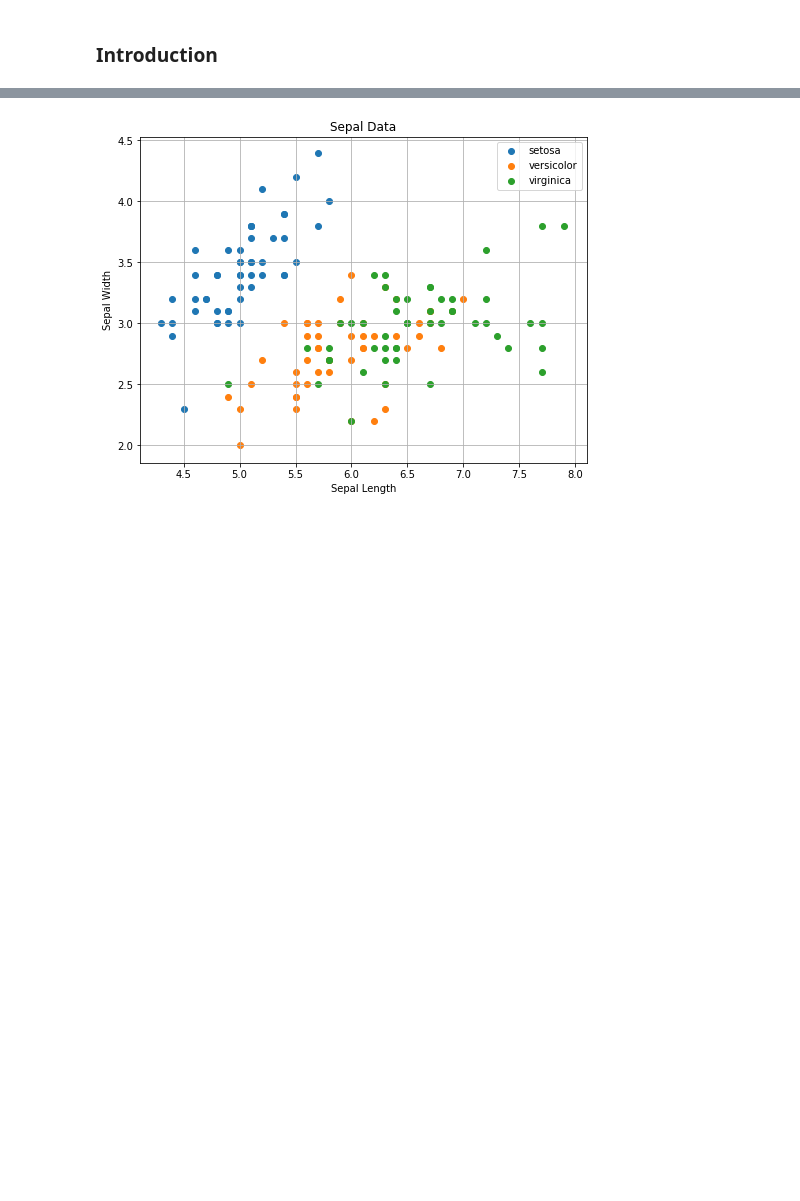
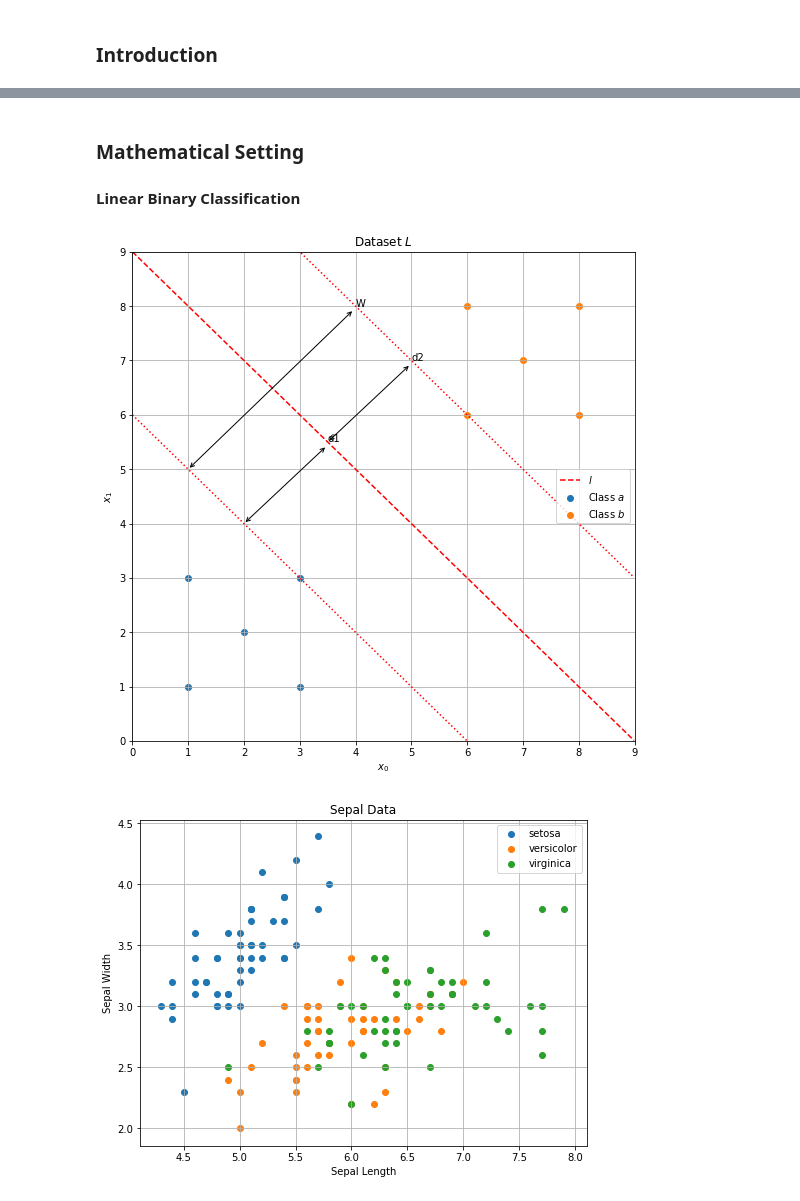
Before and after one commit to johnduffymsc/msc_comp0120project, a Jupyter notebook: COMP0120_Project_John_Duffy.ipynb, the cells around one changed output, grey strips where cells are left out. Drawn from its saved outputs; the diff is of its cells as text; code cells hidden in the pictures; blank space fills up the shorter version.

```diff
--- a/COMP0120_Project_John_Duffy.ipynb
+++ b/COMP0120_Project_John_Duffy.ipynb
@@ -112,3 +112,54 @@ plt.show()
+# %% [markdown]
+### Mathematical Setting
+
+#### Linear Binary Classification
+# %%
+# linear_binary_0.pdf
+
+plt.figure(figsize=(9, 9))
+plt.xlim(0, 9)
+plt.ylim(0, 9)
+
+X = np.array([[1.0, 1.0], [1.0, 3.0], [2.0, 2.0], [3.0, 1.0], [3.0, 3.0],
+              [6.0, 6.0], [6.0, 8.0], [8.0, 6.0], [8.0, 8.0], [7.0, 7.0]],
+             dtype=np.float64)
+y = np.array([0, 0, 0, 0, 0, 1, 1, 1, 1, 1])
+y_names = ["Class $a$", "Class $b$"]
+
+for i in np.sort(np.unique(y)):
+    plt.scatter(X[y == i, 0], X[y == i, 1], label=y_names[i])
+
+x0 = np.arange(plt.xlim()[0], plt.xlim()[1], 0.01)
+m = -1.0
+c = 9.0
+x1 = m * x0 + c
+plt.plot(x0, x1, "--r", label="$l$")
+
+x0 = np.arange(plt.xlim()[0], plt.xlim()[1], 0.01)
+m = -1.0
+c = 6.0
+x1 = m * x0 + c
+plt.plot(x0, x1, ":r")
+
+x0 = np.arange(plt.xlim()[0], plt.xlim()[1], 0.01)
+m = -1.0
+c = 12.0
+x1 = m * x0 + c
+plt.plot(x0, x1, ":r")
+
+plt.annotate("W", xy=(1.0, 5.0), xytext=(4.0, 8.0), arrowprops=dict(arrowstyle="<->"))
+plt.annotate("d1", xy=(2.0, 4.0), xytext=(3.5, 5.5), arrowprops=dict(arrowstyle="<->"))
+plt.annotate("d2", xy=(3.5, 5.5), xytext=(5.0, 7.0), arrowprops=dict(arrowstyle="<->"))
+
+plt.title("Dataset $L$")
+plt.xlabel("$x_0$")
+plt.ylabel("$x_1$")
+plt.legend(loc="center right")
+plt.grid(zorder=0)
+plt.savefig("linear_binary_0.pdf")
+plt.show()
+# %% [output]
+[figure, added]
 # %%
 # Sepal Data
 plt.figure(figsize=(8, 6))
```
Also changed, not shown: parts of 4 cells of this notebook, 2 other files.
